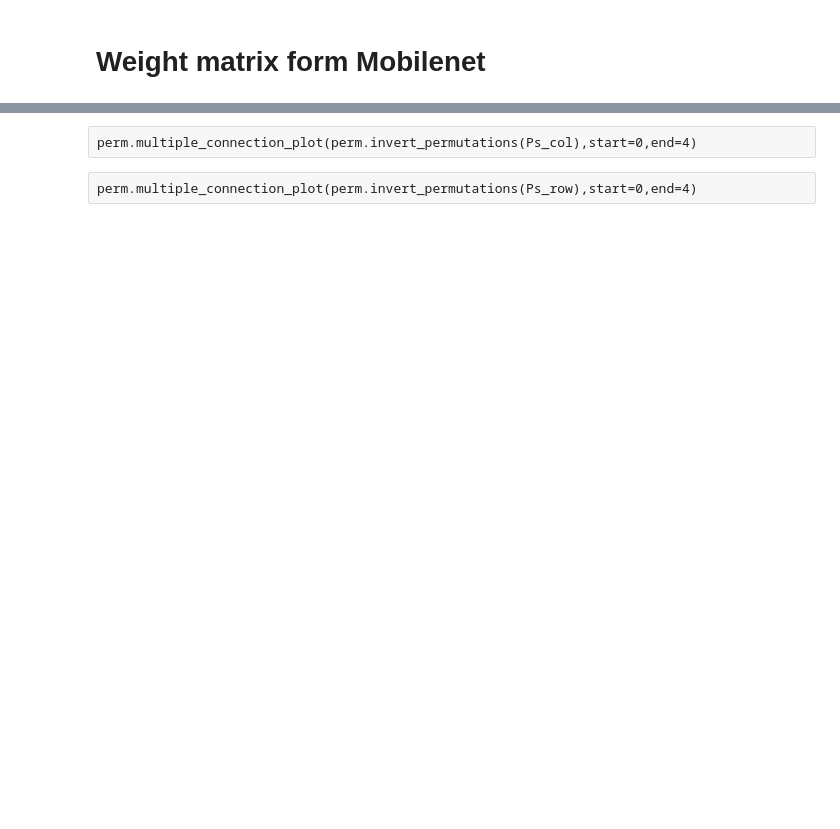
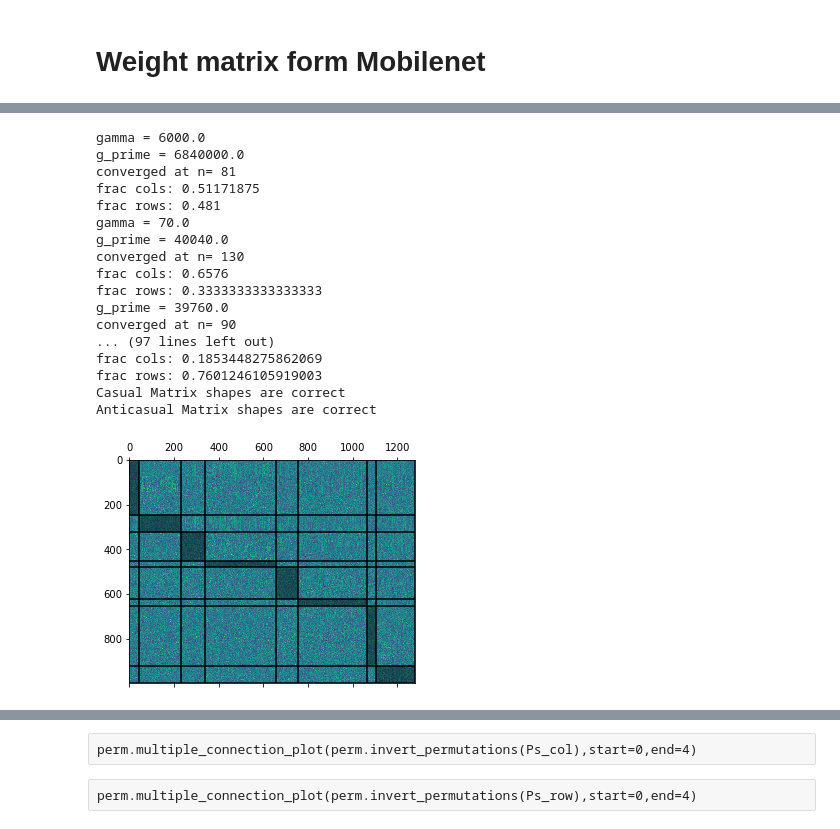
Before and after one commit to snuesslein/Matrixapprox, a Jupyter notebook: Code/Split/Cluster_Frobenius.ipynb, the cells around one changed output, grey strips where cells are left out. Drawn from its saved outputs; the diff is of its cells as text; code cells hidden in the pictures; blank space fills up the shorter version.

```diff
--- a/Code/Split/Cluster_Frobenius.ipynb
+++ b/Code/Split/Cluster_Frobenius.ipynb
@@ -496,10 +648,29 @@ for sig in sigmas_anticausal:
 # %%
-gamma = 1e1
-#q = 20
+gamma = 6e-1
+gammas = np.array([6e3,7e1,2e1])
 sys_per = Split.initial_sigmas_mixed(T)
 Ps_col,Ps_row,reports = identification_split_clustering(sys_per,3,N_split=200)
 utils.check_dims(sys_per)
 utils.show_system(sys_per)
+# %% [output]
+gamma = 6000.0
+g_prime = 6840000.0
+converged at n= 81
+frac cols: 0.51171875
+frac rows: 0.481
+gamma = 70.0
+g_prime = 40040.0
+converged at n= 130
+frac cols: 0.6576
+frac rows: 0.3333333333333333
+g_prime = 39760.0
+converged at n= 90
+... (97 lines left out)
+frac cols: 0.1853448275862069
+frac rows: 0.7601246105919003
+Casual Matrix shapes are correct
+Anticasual Matrix shapes are correct
+[figure, added]
 # %%
 sigmas_causal =[stage.s_in for stage in sys_per.causal_system.stages][1:]
 sigmas_anticausal =[stage.s_in for stage in sys_per.anticausal_system.stages][:-1]
```
Also changed, not shown: parts of 46 cells of this notebook.
